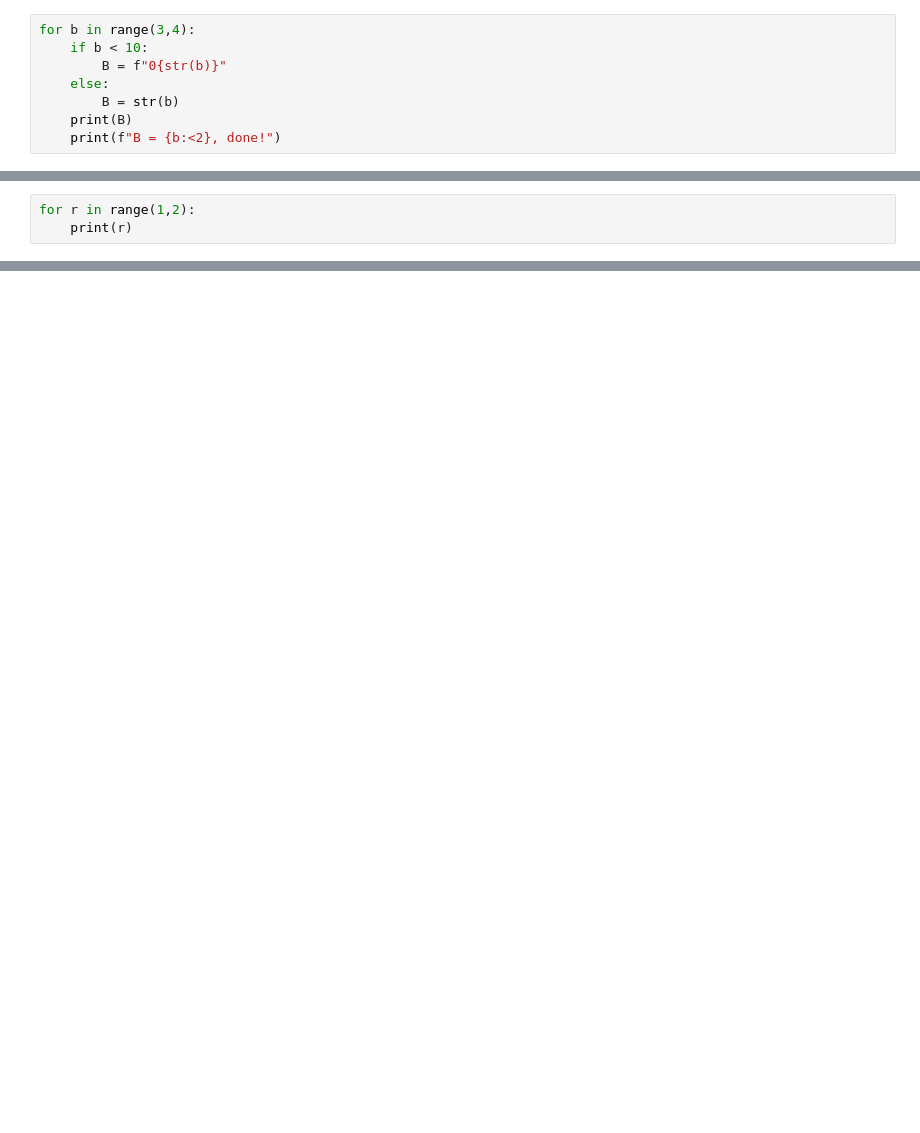
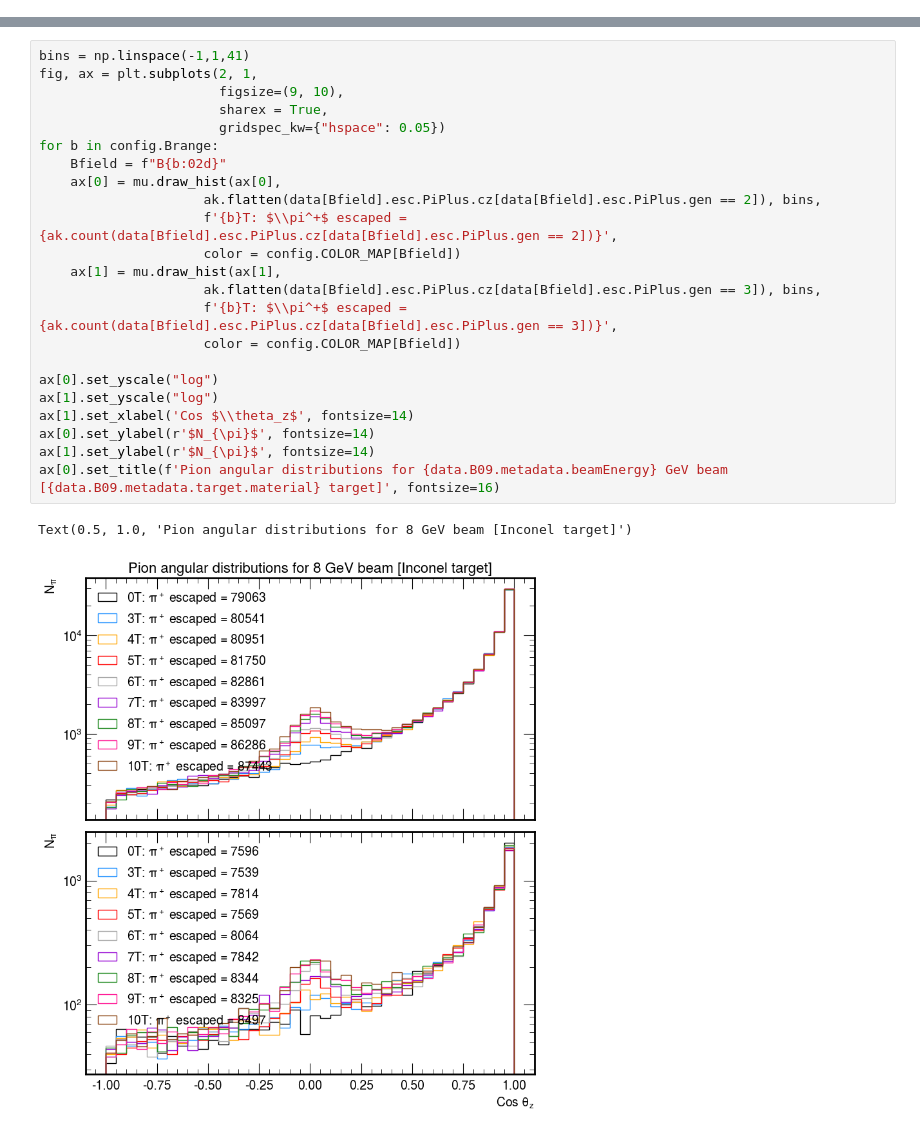
Before and after one commit to ralharthy/mucol-targetstudy, a Jupyter notebook: flukaAnalysis/BfieldStrength/kinematics.ipynb, the cells around one changed output, grey strips where cells are left out. Saved outputs shown, nothing was run; the diff lists cells and outputs as text; blank space fills up the shorter version.

```diff
--- a/flukaAnalysis/BfieldStrength/kinematics.ipynb
+++ b/flukaAnalysis/BfieldStrength/kinematics.ipynb
@@ -68,8 +0,0 @@ Text(0.5, 1.0, 'Pions angular distribution for 8 GeV beam [Inconel target]')
-# %%
-for b in range(3,4):
-    if b < 10:
-        B = f"0{str(b)}"
-    else:
-        B = str(b)
-    print(B)
-    print(f"B = {b:<2}, done!")
@@ -79,3 +0,0 @@ B = 3 , done!
-# %%
-for r in range(1,2):
-    print(r)
@@ -83,0 +107,26 @@ for r in range(1,2):
+# %%
+bins = np.linspace(-1,1,41)
+fig, ax = plt.subplots(2, 1,
+                       figsize=(9, 10),
+                       sharex = True,
+                       gridspec_kw={"hspace": 0.05})
+for b in config.Brange:
+    Bfield = f"B{b:02d}"
+    ax[0] = mu.draw_hist(ax[0],
+                     ak.flatten(data[Bfield].esc.PiPlus.cz[data[Bfield].esc.PiPlus.gen == 2]), bins,
+                     f'{b}T: $\\pi^+$ escaped = {ak.count(data[Bfield].esc.PiPlus.cz[data[Bfield].esc.PiPlus.gen == 2])}',
+                     color = config.COLOR_MAP[Bfield])
+    ax[1] = mu.draw_hist(ax[1],
+                     ak.flatten(data[Bfield].esc.PiPlus.cz[data[Bfield].esc.PiPlus.gen == 3]), bins,
+                     f'{b}T: $\\pi^+$ escaped = {ak.count(data[Bfield].esc.PiPlus.cz[data[Bfield].esc.PiPlus.gen == 3])}',
+                     color = config.COLOR_MAP[Bfield])
+
+ax[0].set_yscale("log")
+ax[1].set_yscale("log")
+ax[1].set_xlabel('Cos $\\theta_z$', fontsize=14)
+ax[0].set_ylabel(r'$N_{\pi}$', fontsize=14)
+ax[1].set_ylabel(r'$N_{\pi}$', fontsize=14)
+ax[0].set_title(f'Pion angular distributions for {data.B09.metadata.beamEnergy} GeV beam [{data.B09.metadata.target.material} target]', fontsize=16)
+# %% [output]
+Text(0.5, 1.0, 'Pion angular distributions for 8 GeV beam [Inconel target]')
+[figure, added]
```
Also changed, not shown: parts of 22 cells of this notebook, 19 other files.
